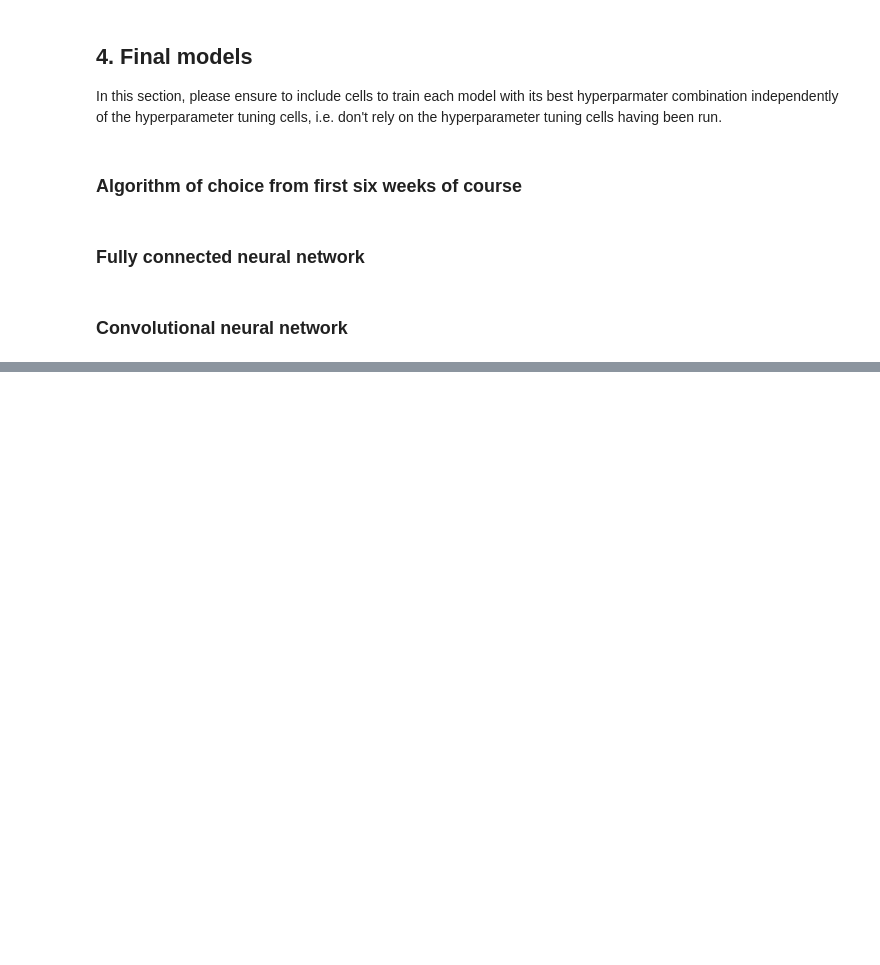
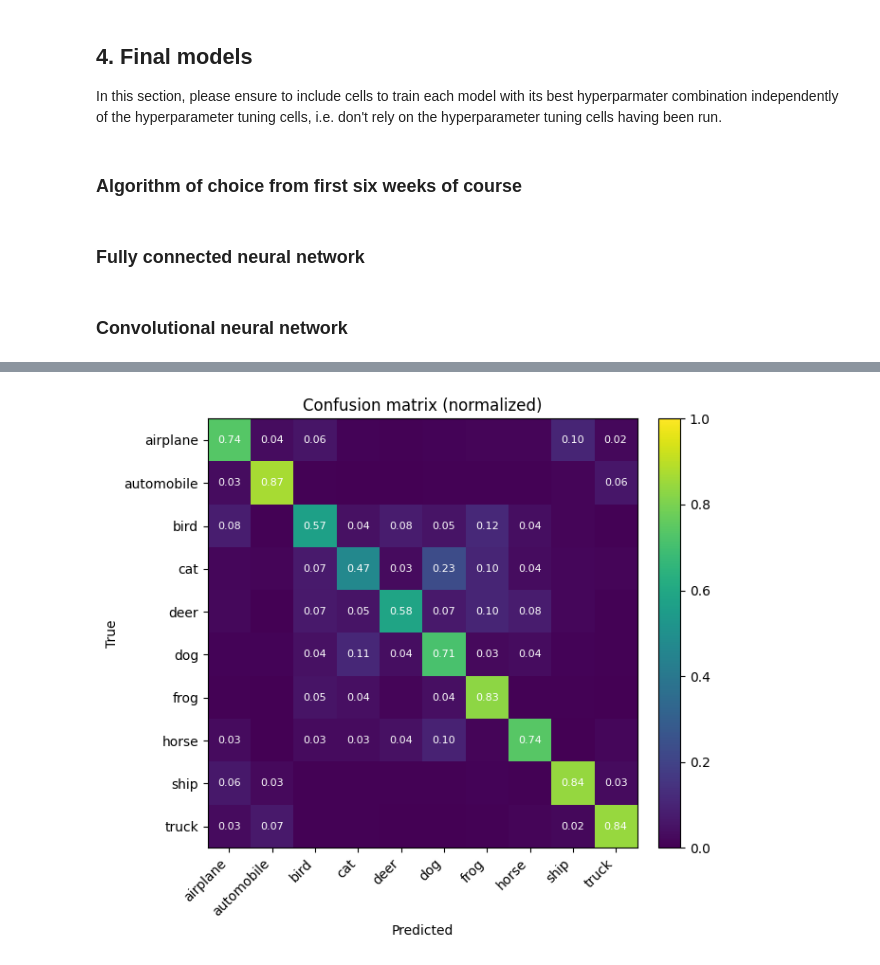
Before and after one commit to joelkurien/COMP5318Assignment, a Jupyter notebook: Assignment 2/COMP5318-assignment2-template-notebook-cnn.ipynb, the cells around one changed output, grey strips where cells are left out. Cells and saved outputs as stored; diff of their text form; code cells hidden in the pictures; blank space fills up the shorter version.

```diff
--- a/Assignment 2/COMP5318-assignment2-template-notebook-cnn.ipynb
+++ b/Assignment 2/COMP5318-assignment2-template-notebook-cnn.ipynb
@@ -611,0 +553,25 @@ Epoch 12/12
+# %%
+# PLOT 2 — Confusion matrix (uses in-memory `y_prob`, `y_te`)
+assert 'y_prob' in globals() and 'y_te' in globals(), "Run the TRAIN ONLY cell first."
+import numpy as np, matplotlib.pyplot as plt
+from sklearn.metrics import confusion_matrix
+
+# class names (reuse existing or define once)
+if 'classes' not in globals():
+    classes = ['airplane','automobile','bird','cat','deer','dog','frog','horse','ship','truck']
+
+y_pred = np.argmax(y_prob, axis=1)
+cm = confusion_matrix(y_te, y_pred, normalize='true')
+
+plt.figure(figsize=(7,6))
+im = plt.imshow(cm, cmap='viridis', vmin=0.0, vmax=1.0)
+plt.title('Confusion matrix (normalized)'); plt.colorbar(im, fraction=0.046, pad=0.04)
+plt.xlabel('Predicted'); plt.ylabel('True')
+plt.xticks(range(len(classes)), classes, rotation=45, ha='right'); plt.yticks(range(len(classes)), classes)
+for i in range(len(classes)):
+    for j in range(len(classes)):
+        if cm[i, j] > 0.02:
+            plt.text(j, i, f"{cm[i,j]:.2f}", ha='center', va='center', color='white', fontsize=8)
+plt.tight_layout(); plt.savefig('confmat_cnn_norm.png', dpi=180); plt.show()
+# %% [output]
+[figure, added]
```
Also changed, not shown: parts of 3 cells of this notebook.
